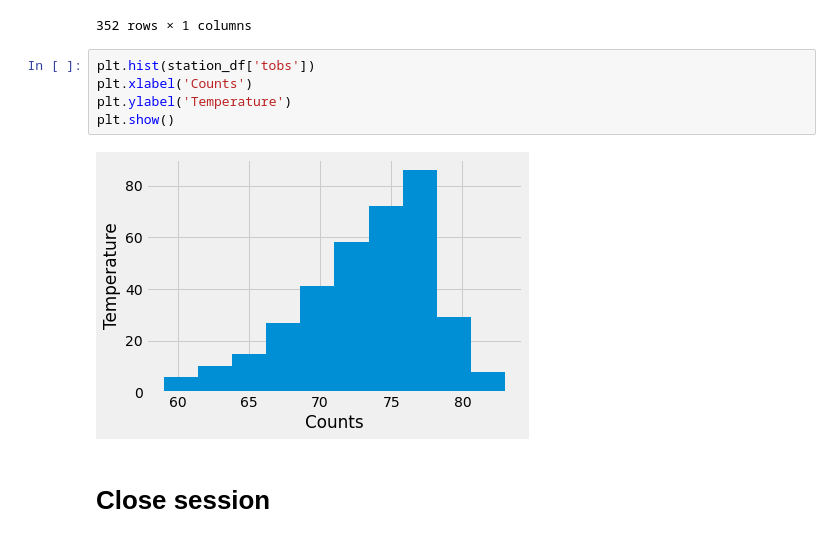
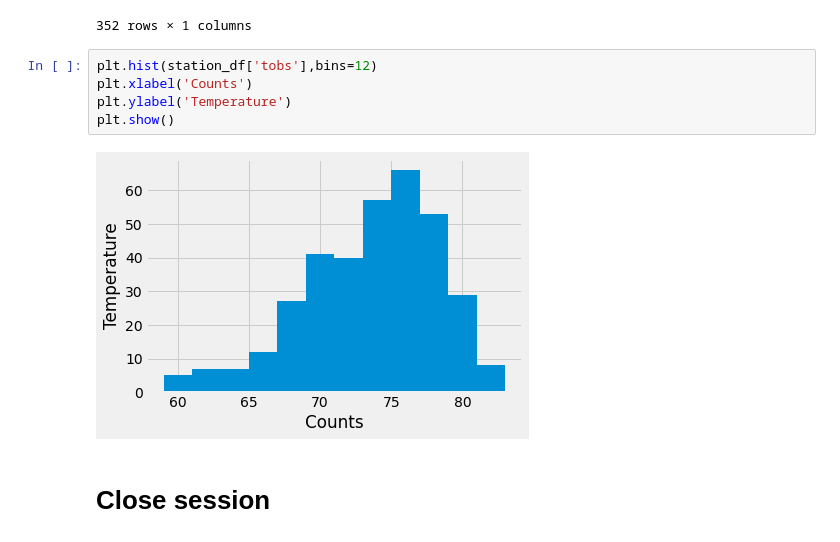
Before and after one commit to Sjenn257/sqlalchemy-challenge, a Jupyter notebook: climate_starter.ipynb, the cells around one changed output. Drawn from its saved outputs; the diff is of its cells as text.

```diff
--- a/climate_starter.ipynb
+++ b/climate_starter.ipynb
@@ -246,12 +246,12 @@ station_df
 | 351 | 79.0 |
 352 rows × 1 columns
 # %%
-plt.hist(station_df['tobs'])
+plt.hist(station_df['tobs'],bins=12)
 plt.xlabel('Counts')
 plt.ylabel('Temperature')
 plt.show()
 # %% [output]
-[figure, old version]
+[figure, new version]
 # %% [markdown]
 # Close session
 # %%
```
